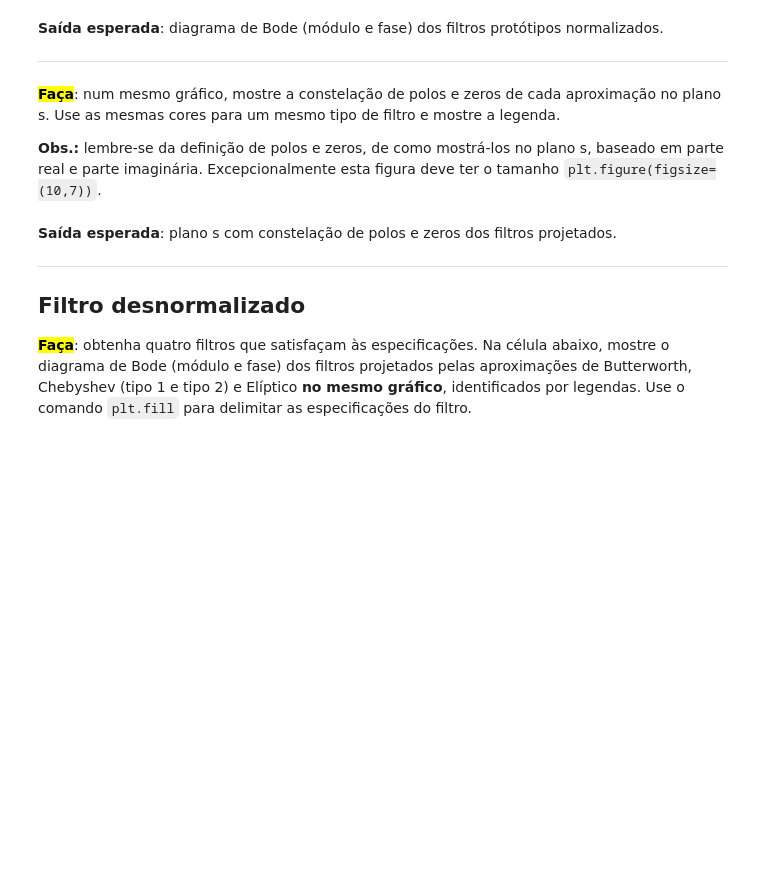
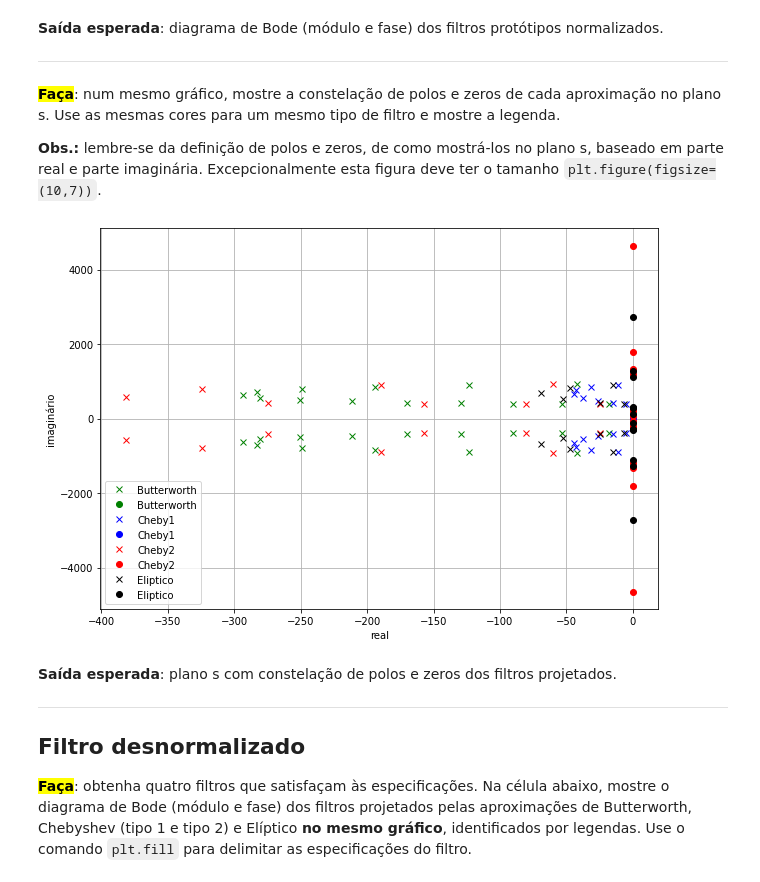
Before and after one commit to iurykischka/Proc.-de-sinais, a Jupyter notebook: Ex/Ex04_filtros_IURY.ipynb, the cells around one changed output. Cells and saved outputs as stored; diff of their text form; code cells hidden in the pictures; blank space fills up the shorter version.

```diff
--- a/Ex/Ex04_filtros_IURY.ipynb
+++ b/Ex/Ex04_filtros_IURY.ipynb
@@ -173,3 +231,24 @@ plt.grid(which="both");
+# %%
+### SEU CÓDIGO COMEÇA AQUI ### (16 linhas)
+plt.figure(figsize=(10,7))
+
+plt.plot(np.real(p1), np.imag(p1), "gx",label="Butterworth");
+plt.plot(np.real(z1), np.imag(z1), "go",label="Butterworth");
+plt.plot(np.real(p2), np.imag(p2), "bx",label="Cheby1");
+plt.plot(np.real(z2), np.imag(z2), "bo",label="Cheby1");
+plt.plot(np.real(p3), np.imag(p3), "rx",label="Cheby2");
+plt.plot(np.real(z3), np.imag(z3), "ro",label="Cheby2");
+plt.plot(np.real(p4), np.imag(p4), "kx",label="Eliptico");
+plt.plot(np.real(z4), np.imag(z4), "ko",label="Eliptico");
+
+legend = plt.legend(loc=3)
+plt.xlabel("real")
+plt.ylabel("imaginário")
+#plt.axis([-2,2,-2,2]);
+plt.grid(which="both");
+### FIM DO CÓDIGO ###
+# %% [output]
+[figure, added]
 # %% [markdown]
 **Saída esperada**:
 plano s com constelação de polos e zeros dos filtros projetados.
```
Also changed, not shown: parts of 8 cells of this notebook.
